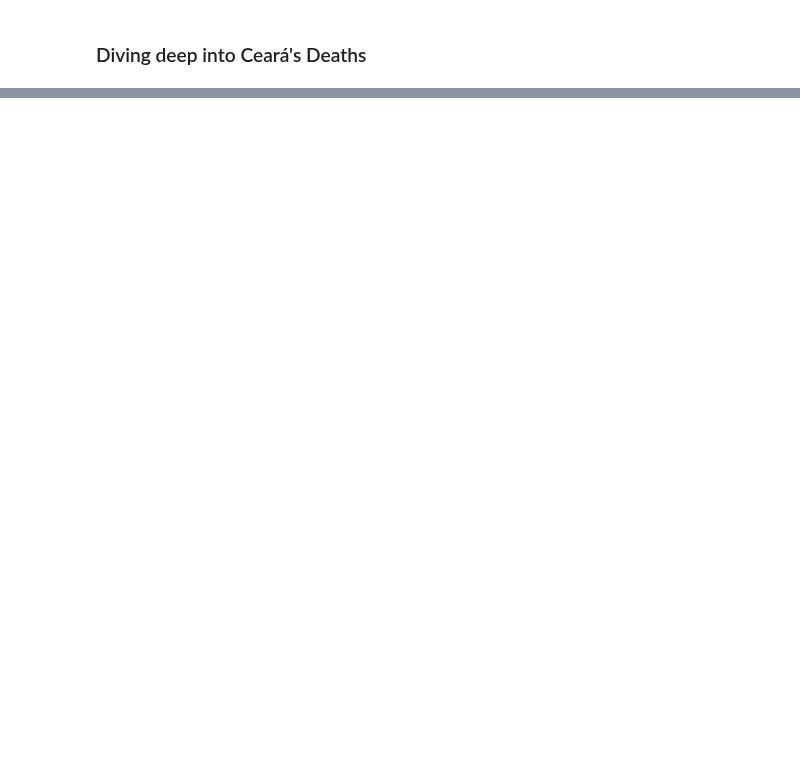
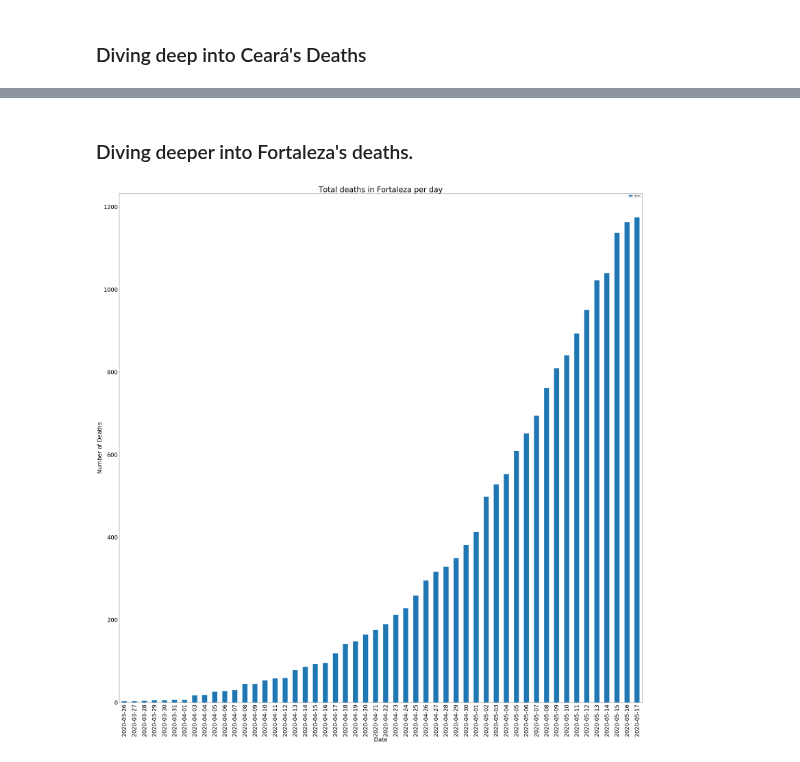
Before and after one commit to romulofff/covid19, a Jupyter notebook: covid19-analysis.ipynb, the cells around one changed output, grey strips where cells are left out. Cells and saved outputs as stored; diff of their text form; code cells hidden in the pictures; blank space fills up the shorter version.

Commit message:
Fortaleza

```diff
--- a/covid19-analysis.ipynb
+++ b/covid19-analysis.ipynb
@@ -60,0 +69,19 @@ plt.show()
+# %% [markdown]
+### Diving deeper into Fortaleza's deaths.
+# %%
+ceara = ceara.reset_index(drop=True)
+fortaleza = ceara.loc[ceara['city'] == 'Fortaleza']
+fortaleza = fortaleza.sort_values('date')
+
+ay = fortaleza.plot(kind='bar', x='date', y='deaths')
+
+plt.xticks(size=30)
+plt.yticks(size=30)
+plt.title("Total deaths in Fortaleza per day", size=40)
+plt.xlabel("Date", size=30)
+plt.ylabel("Number of Deaths", size=30)
+
+# plt.savefig('figures/deaths-fortaleza.png', dpi=200)
+plt.show()
+# %% [output]
+[figure, added]
```
Also changed, not shown: parts of 2 cells of this notebook, 2 other files.
